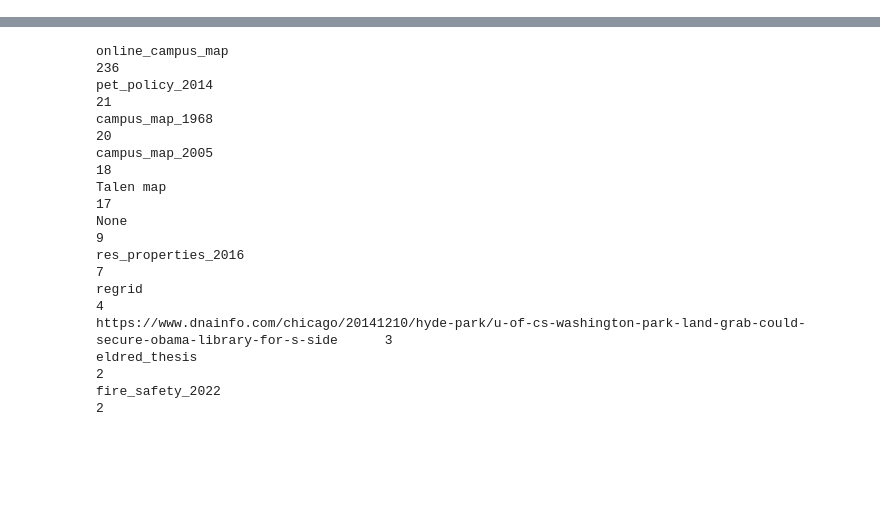
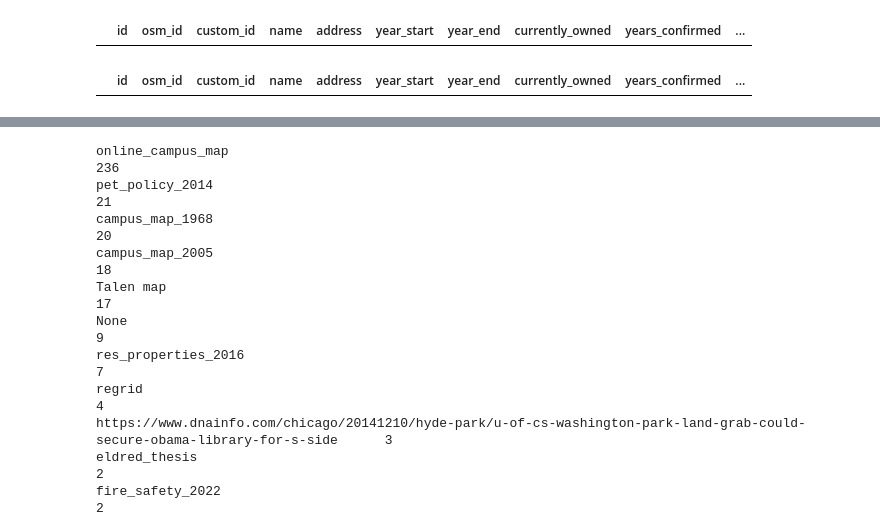
Before and after one commit to chicagomaroon/data-visualizations, a Jupyter notebook: 2024/property-scroller/data/data.ipynb, the cells around one changed output, grey strips where cells are left out. Saved outputs shown, nothing was run; the diff lists cells and outputs as text; code cells hidden in the pictures; blank space fills up the shorter version.

```diff
--- a/2024/property-scroller/data/data.ipynb
+++ b/2024/property-scroller/data/data.ipynb
@@ -6,3 +6,14 @@ from shapely.geometry import Point, LineString, shape
 from shapely.ops import linemerge
 # !pip install passiogo
 import passiogo
+# %%
+list = [28,226828772,155418357,147105303,143926549,144479786,210910033,543178836,150256034,210911220,33,34,228607604,1133910606,41,202690809]
+
+
+list = [str(i) for i in list]
+
+properties = gpd.read_file('properties.geojson')
+
+properties = properties[properties['id'].isin(list)]
+
+properties[['id', 'name','address','geometry']].explore()
@@ -8,0 +22,8 @@ import passiogo
+# %%
+properties
+# %% [output]
+|  | id | osm_id | custom_id | name | address | year_start | year_end | currently_owned | years_confirmed | ... |
+# %%
+properties[(properties['year_start'] >= 1895) &(properties['year_end'] >= 1895)]
+# %% [output]
+|  | id | osm_id | custom_id | name | address | year_start | year_end | currently_owned | years_confirmed | ... |
```
Also changed, not shown: parts of 8 cells of this notebook, 14 other files.
